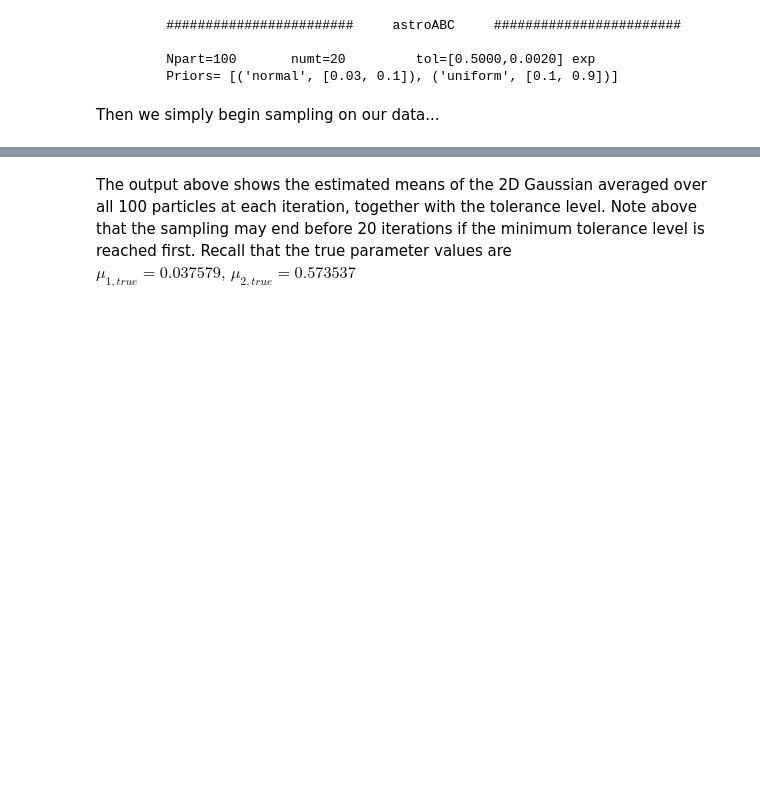
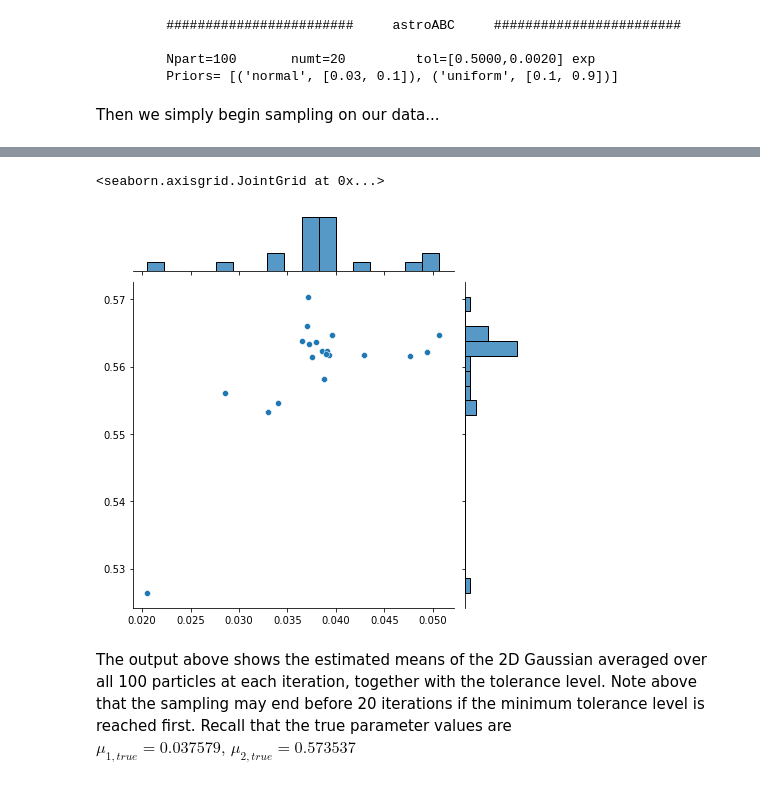
Before and after one commit to igomezv/astroABC, a Jupyter notebook: examples/multi-gaussian example.ipynb, the cells around one changed output, grey strips where cells are left out. Saved outputs shown, nothing was run; the diff lists cells and outputs as text; code cells hidden in the pictures; blank space fills up the shorter version.

```diff
--- a/examples/multi-gaussian example.ipynb
+++ b/examples/multi-gaussian example.ipynb
@@ -122,3 +163,8 @@ sampler.sample(model_sim)
+# %%
+sns.jointplot(samples[:,0], samples[:,1])
+# %% [output]
+<seaborn.axisgrid.JointGrid at 0x...>
+[figure, added]
 # %% [markdown]
 The output above shows the estimated means of the 2D Gaussian averaged over all 100 particles at each iteration, together with the tolerance level. Note above that the sampling may end before 20 iterations if the minimum tolerance level is reached first.
 Recall that the true parameter values are $\mu_{1,true} = 0.037579, \, \mu_{2, true}=0.573537$
```
Also changed, not shown: parts of 8 cells of this notebook, 1 other file.
